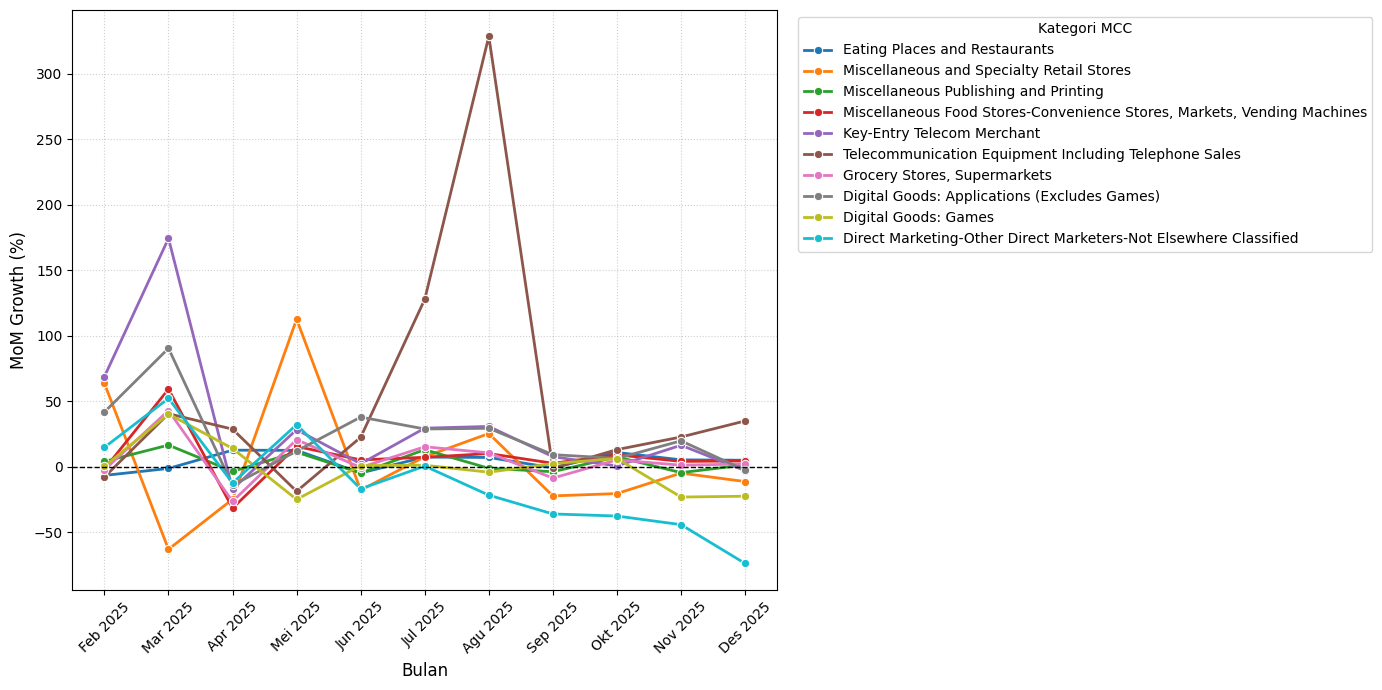
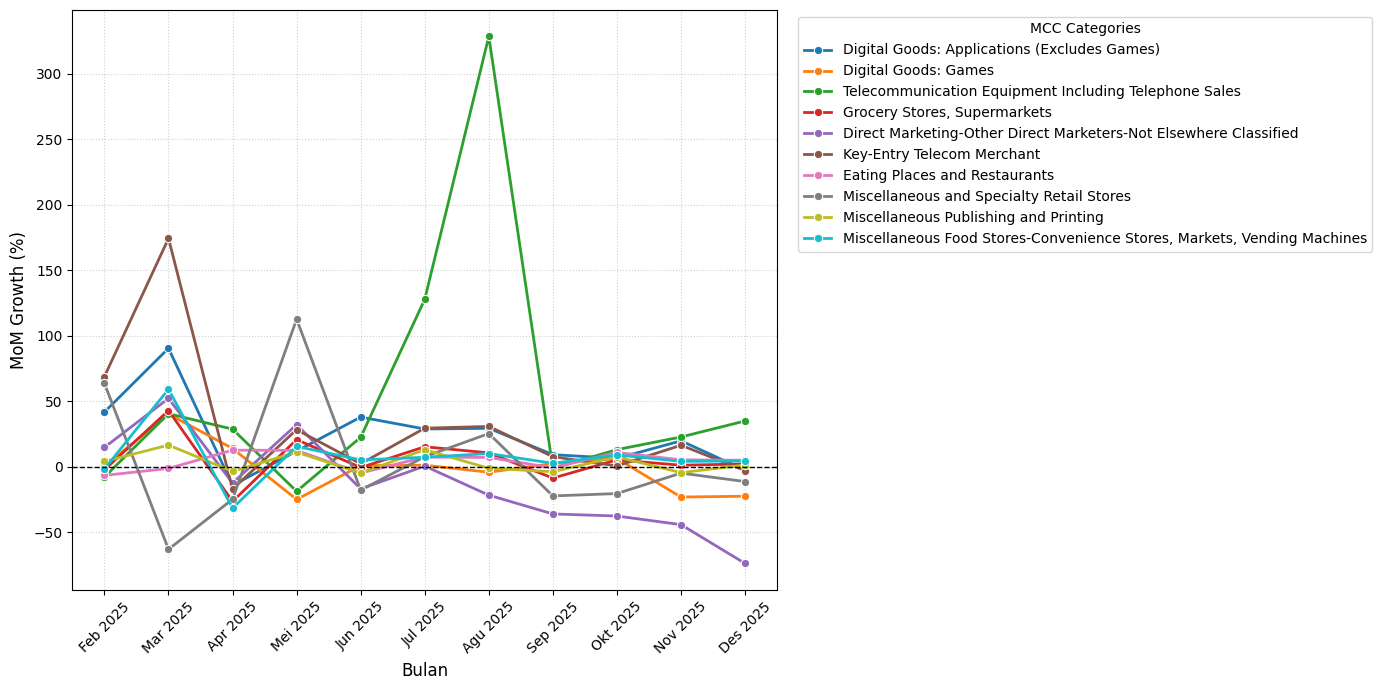
Unified diff of the notebook cell whose output changed from the first chart to the second:
--- before
+++ after
@@ -1,15 +1,2 @@
-df['bulan'] = pd.to_datetime(df['bulan'])
-df = df.sort_values('bulan')
-
-bulan_map = {
-    1: 'Jan', 2: 'Feb', 3: 'Mar', 4: 'Apr', 5: 'Mei', 6: 'Jun',
-    7: 'Jul', 8: 'Agu', 9: 'Sep', 10: 'Okt', 11: 'Nov', 12: 'Des'
-}
-df['nama_bulan'] = df['bulan'].dt.month.map(bulan_map) + ' ' + df['bulan'].dt.year.astype(str)
-
-top_10_mcc = df.groupby('mcc_description')['total_amount'].sum().nlargest(10).index
-
-df_top10 = df[df['mcc_description'].isin(top_10_mcc)]
-
 plt.figure(figsize=(14, 7))
 sns.lineplot(
@@ -27,5 +14,5 @@
 plt.xticks(rotation=45)
 plt.axhline(0, color='black', linestyle='--', linewidth=1)
-plt.legend(bbox_to_anchor=(1.02, 1), loc='upper left', title='Kategori MCC')
+plt.legend(bbox_to_anchor=(1.02, 1), loc='upper left', title='MCC Categories')
 plt.grid(True, linestyle=':', alpha=0.6)
 plt.tight_layout()

Commit: update 1